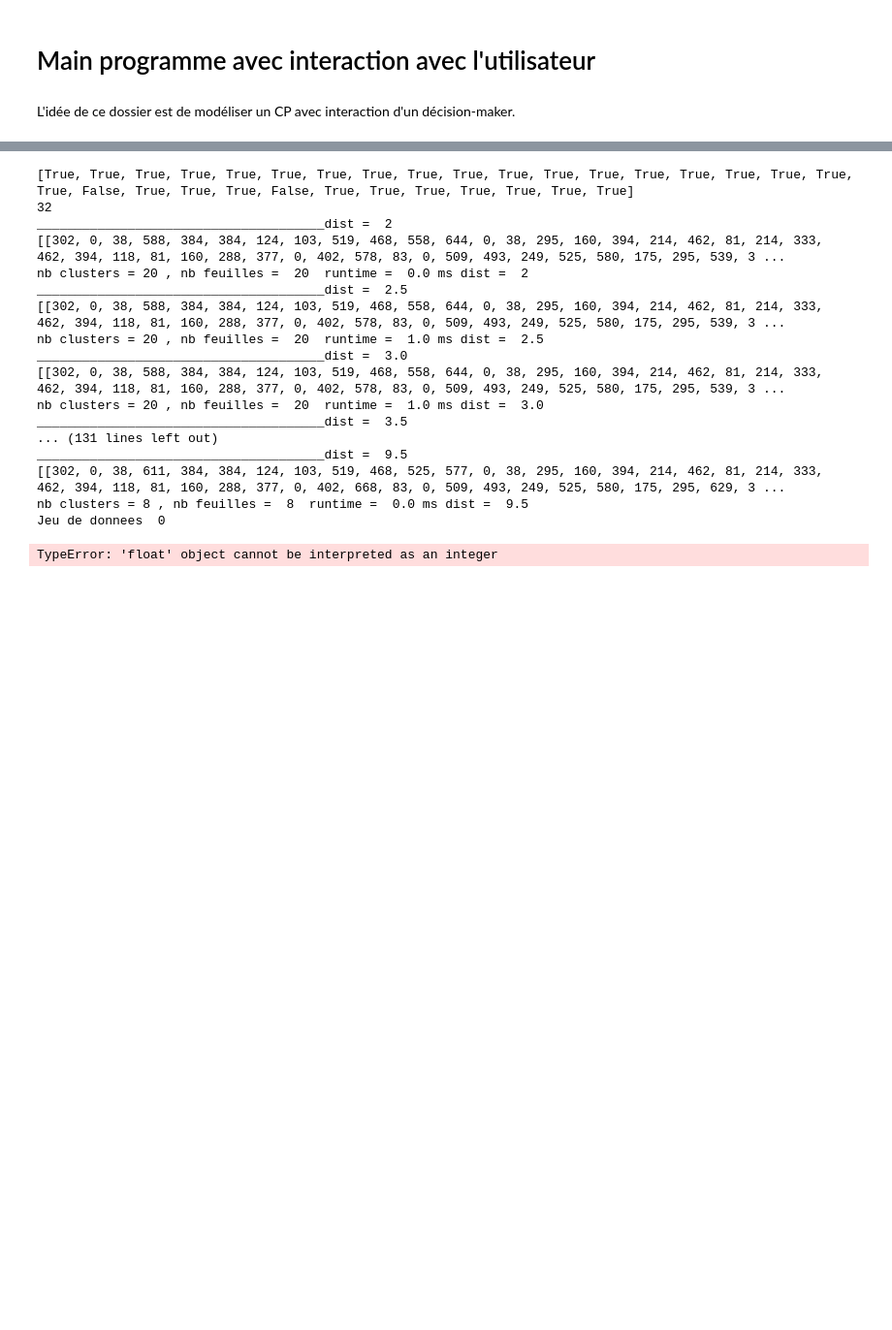
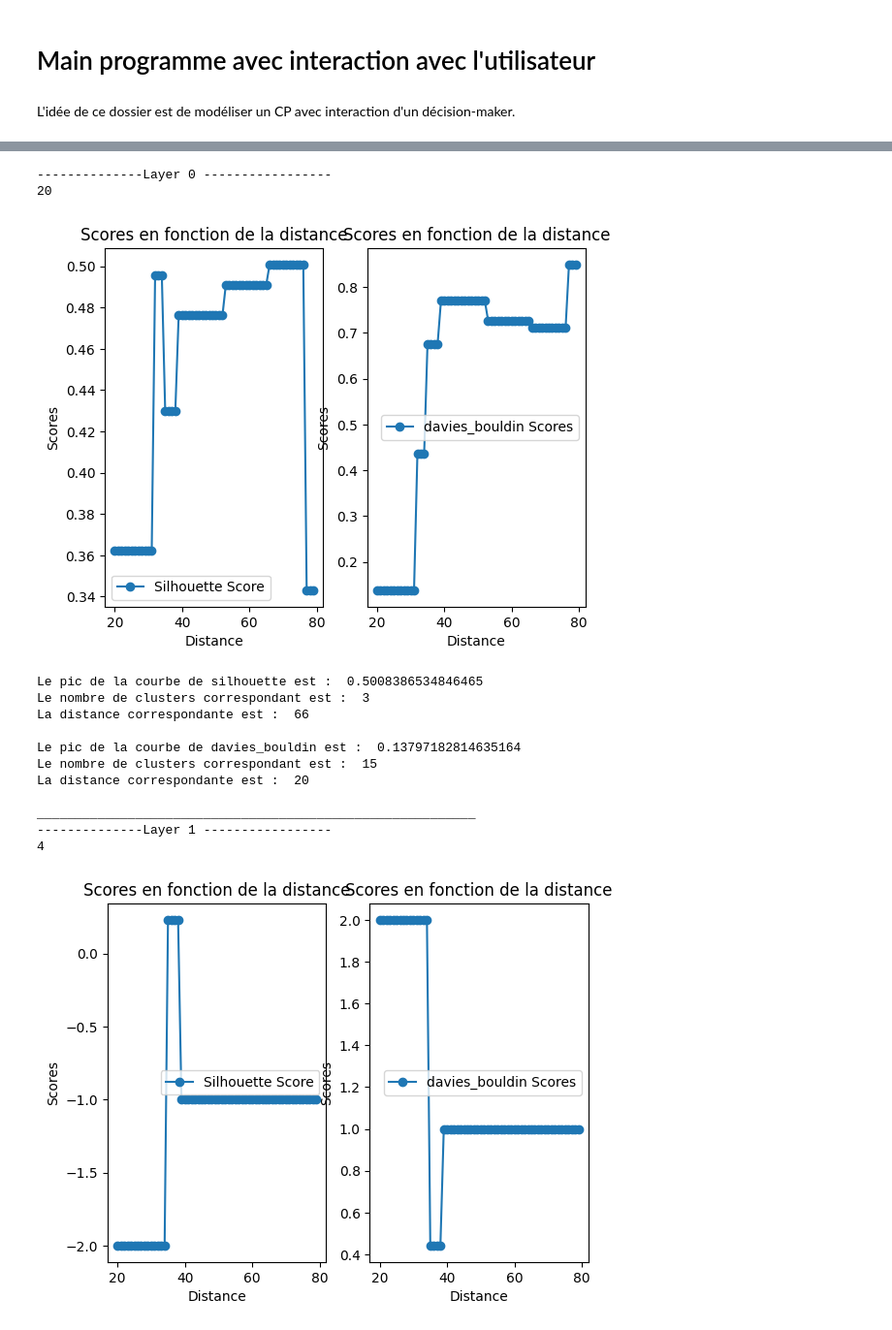
Before and after one commit to BryanBradfo/laas-mission, a Jupyter notebook: MainProgram_nb.ipynb, the cells around one changed output, grey strips where cells are left out. Shown at 97% size. Saved outputs shown, nothing was run; the diff lists cells and outputs as text; code cells hidden in the pictures; blank space fills up the shorter version.

Commit message:
Clustering en cours

```diff
--- a/MainProgram_nb.ipynb
+++ b/MainProgram_nb.ipynb
@@ -210,7 +210,7 @@ while criterion :
 
     print("\nClassing solutions...")
     list_indice, list_equal, list_obj = user.classerSolutions(msol)
-    print(list_obj)
+    # print(list_obj)
     # print(list_indice)
     print("Solutions classed !")
 
@@ -227,10 +227,10 @@ while criterion :
     # print(list_equal)
     # print(len(pref))
 
-    starts = user.start_pref(n, m, variables, True)
+    starts = user.start_pref(n, m, variables, False)
 
     matrix = user.matrix_pref(n, m, False)
-    print(len(matrix))
+    # print(len(matrix))
     print("\nTesting preferences...")
 
     pref = user.getPreferences()
@@ -308,23 +303,20 @@ D'après l'indice de silhouette, nb clusters = 2 , nb feuilles =  8  runtime =
 # %%
-print(list_equal)
-print (len(matrix))
-cl.clustering(layers, 2, 10, 0.5)
+# print(list_equal)
+# print (len(matrix))
+cl.clustering(layers, 20, 80, 1)
 # %% [output]
-[True, True, True, True, True, True, True, True, True, True, True, True, True, True, True, True, True, True, True, False, True, True, True, False, True, True, True, True, True, True, True]
-32
-______________________________________dist =  2
-[[302, 0, 38, 588, 384, 384, 124, 103, 519, 468, 558, 644, 0, 38, 295, 160, 394, 214, 462, 81, 214, 333, 462, 394, 118, 81, 160, 288, 377, 0, 402, 578, 83, 0, 509, 493, 249, 525, 580, 175, 295, 539, 3 ...
-nb clusters = 20 , nb feuilles =  20  runtime =  0.0 ms dist =  2
-______________________________________dist =  2.5
-[[302, 0, 38, 588, 384, 384, 124, 103, 519, 468, 558, 644, 0, 38, 295, 160, 394, 214, 462, 81, 214, 333, 462, 394, 118, 81, 160, 288, 377, 0, 402, 578, 83, 0, 509, 493, 249, 525, 580, 175, 295, 539, 3 ...
-nb clusters = 20 , nb feuilles =  20  runtime =  1.0 ms dist =  2.5
-______________________________________dist =  3.0
-[[302, 0, 38, 588, 384, 384, 124, 103, 519, 468, 558, 644, 0, 38, 295, 160, 394, 214, 462, 81, 214, 333, 462, 394, 118, 81, 160, 288, 377, 0, 402, 578, 83, 0, 509, 493, 249, 525, 580, 175, 295, 539, 3 ...
-nb clusters = 20 , nb feuilles =  20  runtime =  1.0 ms dist =  3.0
-______________________________________dist =  3.5
-... (131 lines left out)
-______________________________________dist =  9.5
-[[302, 0, 38, 611, 384, 384, 124, 103, 519, 468, 525, 577, 0, 38, 295, 160, 394, 214, 462, 81, 214, 333, 462, 394, 118, 81, 160, 288, 377, 0, 402, 668, 83, 0, 509, 493, 249, 525, 580, 175, 295, 629, 3 ...
-nb clusters = 8 , nb feuilles =  8  runtime =  0.0 ms dist =  9.5
-Jeu de donnees  0
+--------------Layer 0 -----------------
+20
+[figure, added]
-TypeError: 'float' object cannot be interpreted as an integer
+Le pic de la courbe de silhouette est :  0.5008386534846465
+Le nombre de clusters correspondant est :  3
+La distance correspondante est :  66
+
+Le pic de la courbe de davies_bouldin est :  0.13797182814635164
+Le nombre de clusters correspondant est :  15
+La distance correspondante est :  20
+
+__________________________________________________________
+--------------Layer 1 -----------------
+4
+[figure, added]
```
Also changed, not shown: parts of 5 cells of this notebook, 1 other file.
